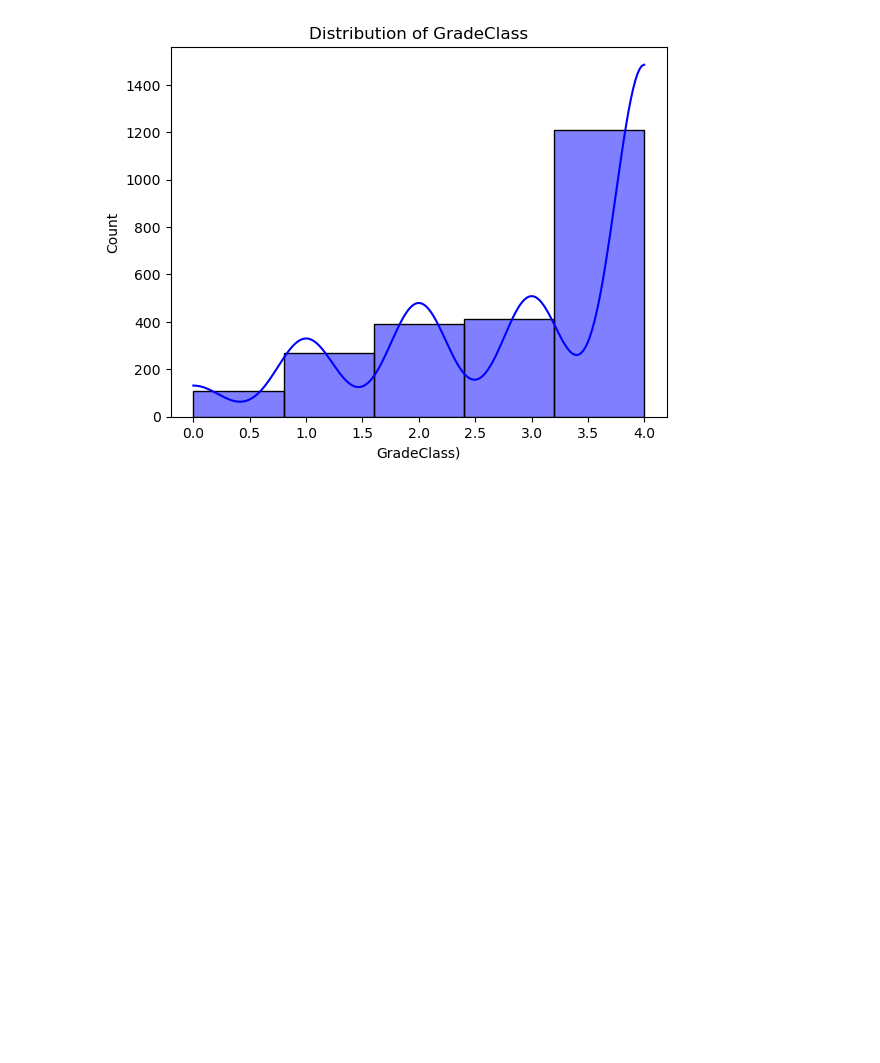
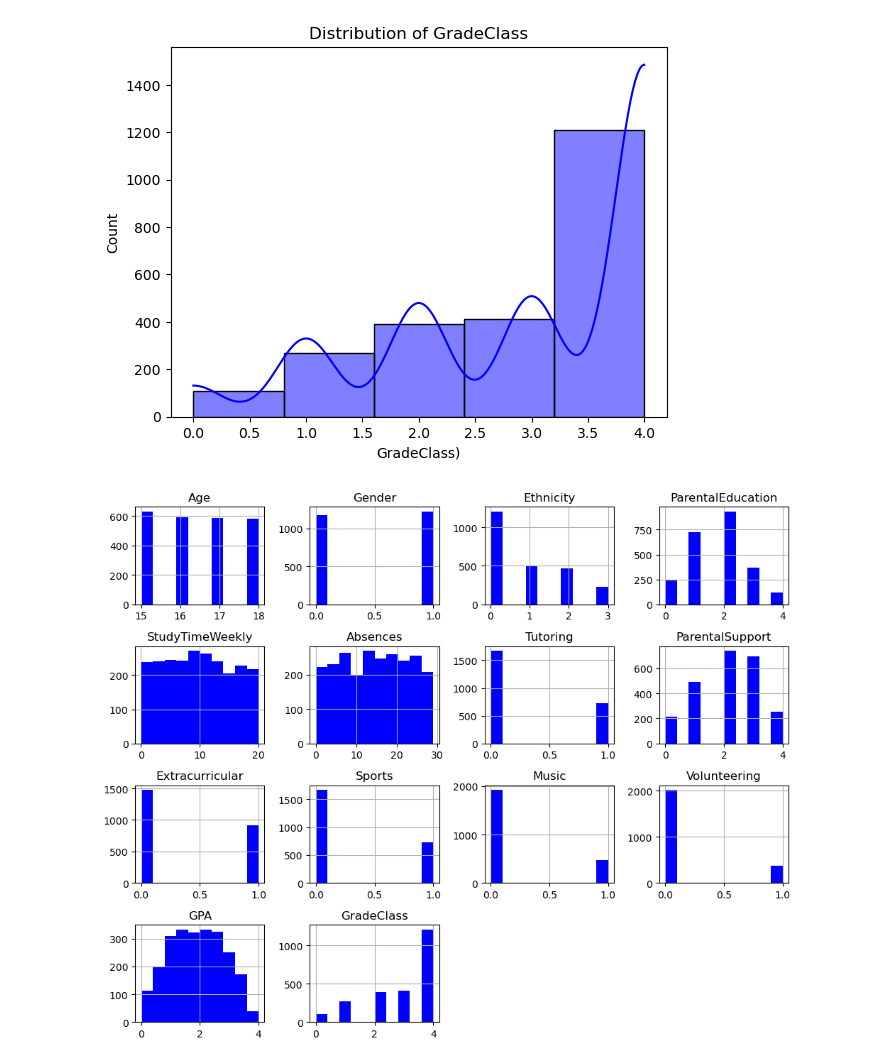
Before and after one commit to CN-LEON-DX/SIC---AI, a Jupyter notebook: 1.statistic_barchar.ipynb, the cells around one changed output. Drawn from its saved outputs; the diff is of its cells as text; code cells hidden in the pictures; blank space fills up the shorter version.

```diff
--- a/1.statistic_barchar.ipynb
+++ b/1.statistic_barchar.ipynb
@@ -282,3 +282,15 @@ plt.show()
 # %% [output]
 [figure]
 [figure]
+# %%
+# df.drop('StudentID', axis=1, inplace=True)
+# Sumary barchar
+# Select numerical data
+numerical_data = df.select_dtypes(include='number')
+
+# Plot histograms
+numerical_data.hist(figsize=(10, 8), color='b')
+plt.tight_layout()
+plt.show()
+# %% [output]
+[figure, added]
```
Also changed, not shown: 3 other files.
